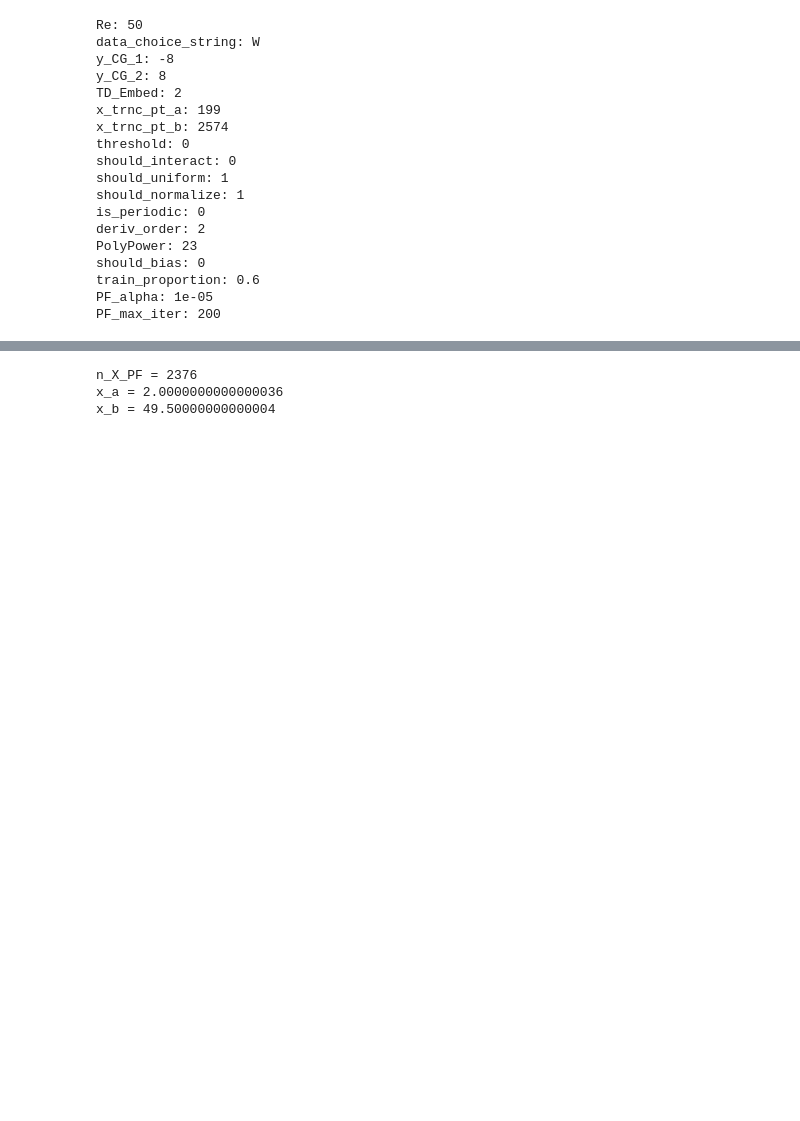
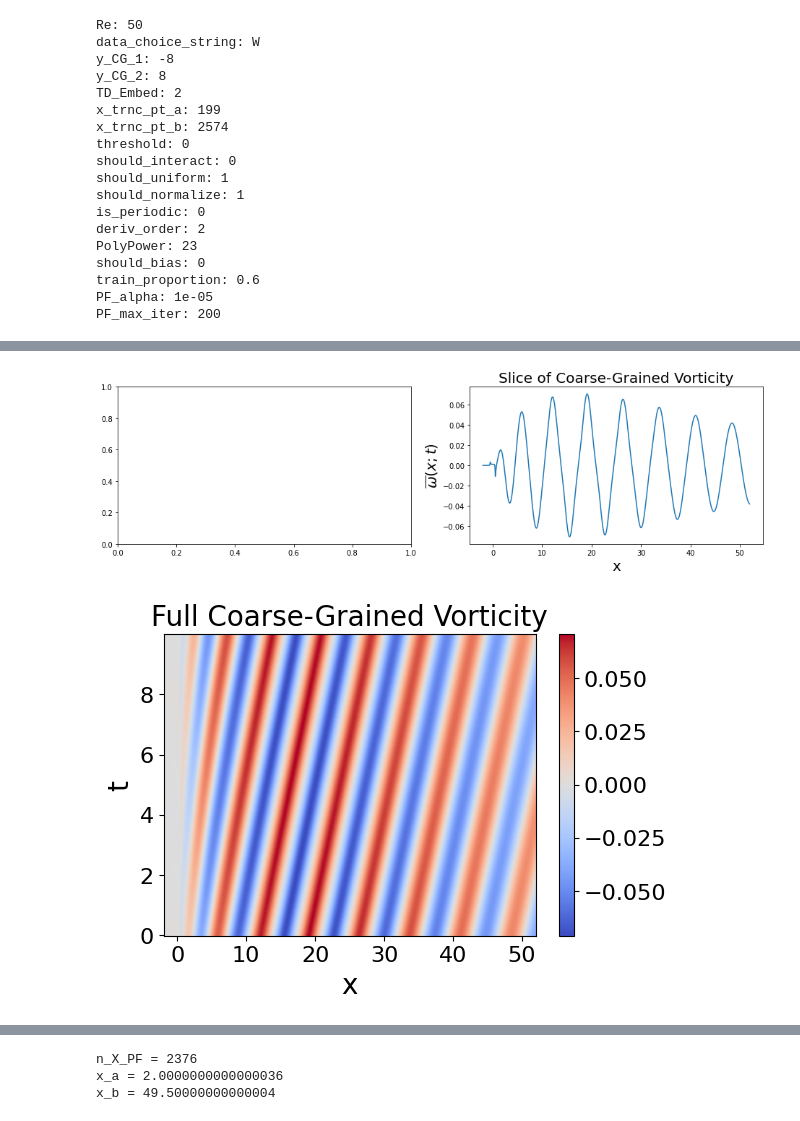
Before and after one commit to j-j-williams/CoarseGrained-VortexShedding, a Jupyter notebook: Main/CoarseGrained-VortexShedding-BaseCase.ipynb, the cells around one changed output, grey strips where cells are left out. Saved outputs shown, nothing was run; the diff lists cells and outputs as text; code cells hidden in the pictures; blank space fills up the shorter version.

```diff
--- a/Main/CoarseGrained-VortexShedding-BaseCase.ipynb
+++ b/Main/CoarseGrained-VortexShedding-BaseCase.ipynb
@@ -65,0 +91,46 @@ dt = np.load( stem + 'Parameters/Re' + str(Re) + '/dt.npy' )[0][0]
+# %%
+###  Plot the flowfield and coarse-grained data
+
+
+full_xt_mshgrd , full_tx_mshgrd = np.meshgrid(x[1:-1],t)
+plt.figure(figsize=(16, 4))
+
+plt.subplot(1, 2, 1)
+# plt.pcolormesh(xt_mshgrd, tx_mshgrd, data[].T, cmap='coolwarm' )
+
+# plt.xlabel('x', fontsize=20)
+# plt.ylabel('y', fontsize=20)
+# ax = plt.gca()
+# plt.gca().set_title(r'Vorticity Flowfield at $t=t_n$', fontsize=20)
+
+
+plt.subplot(1, 2, 2)
+plt.plot(x[1:-1], data[:,0].T )
+
+plt.xlabel('x', fontsize=20)
+plt.ylabel(r'$\overline{\omega}(x;t)$', fontsize=20)
+ax = plt.gca()
+plt.gca().set_title(r'Slice of Coarse-Grained Vorticity', fontsize=20)
+# plt.xticks(fontsize=16)
+# plt.yticks([0,2,4,6,8],fontsize=16)
+
+plt.show()
+
+
+
+plt.figure(dpi=100)
+plt.pcolormesh(full_xt_mshgrd, full_tx_mshgrd, data[:,:].T, cmap='coolwarm' )
+
+cb = plt.colorbar()
+cb.ax.tick_params(labelsize=16)
+plt.xlabel('x', fontsize=20)
+plt.ylabel('t', fontsize=20)
+ax = plt.gca()
+plt.gca().set_title(r'Full Coarse-Grained Vorticity', fontsize=20)
+plt.xticks(fontsize=16)
+plt.yticks([0,2,4,6,8],fontsize=16)
+
+plt.show()
+# %% [output]
+[figure, added]
+[figure, added]
```
Also changed, not shown: parts of 23 cells of this notebook, 2 other files.
